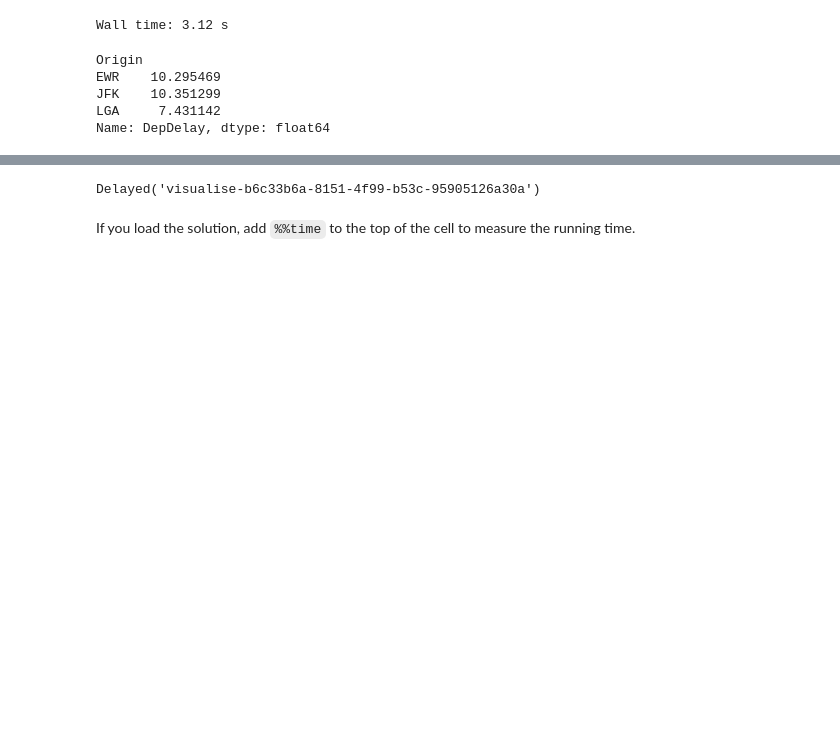
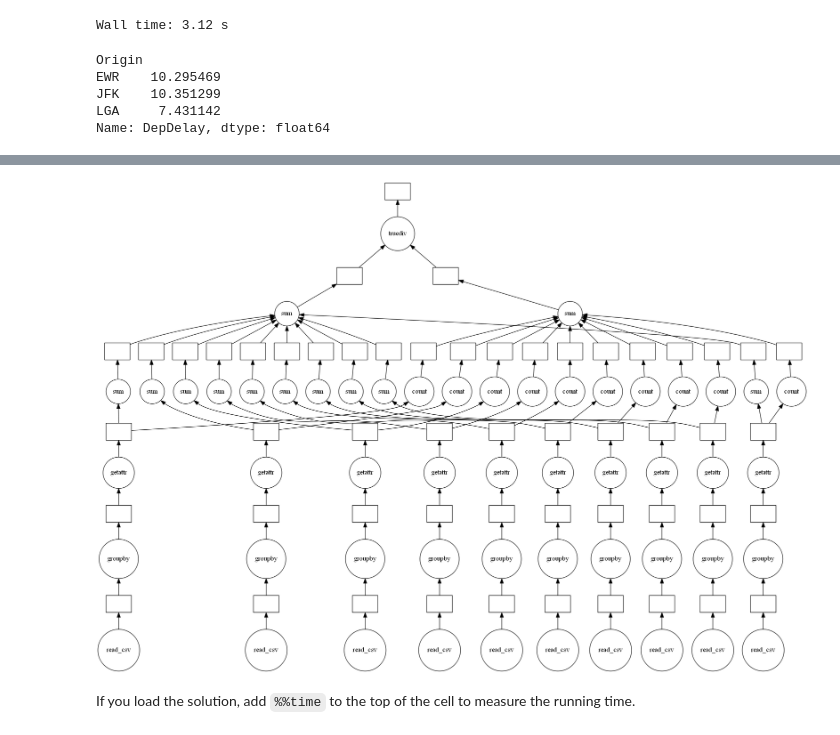
Before and after one commit to abuegho/dask-exercises, a Jupyter notebook: 01_dask.delayed.ipynb, the cells around one changed output, grey strips where cells are left out. Saved outputs shown, nothing was run; the diff lists cells and outputs as text; code cells hidden in the pictures; blank space fills up the shorter version.

```diff
--- a/01_dask.delayed.ipynb
+++ b/01_dask.delayed.ipynb
@@ -445,5 +445,5 @@ mean = total_delays / n_flights
 %%time
 # your code here
 mean.compute()
-mean.visualise()
+mean.visualize()
 # %% [output]
@@ -451,4 +451,4 @@ Wall time: 3.1 s
-Delayed('visualise-b6c33b6a-8151-4f99-b53c-95905126a30a')
+[figure, added]
 # %% [markdown]
 If you load the solution, add `%%time` to the top of the cell to measure the running time.
 # %%
```
Also changed, not shown: parts of 1 cell of this notebook.
